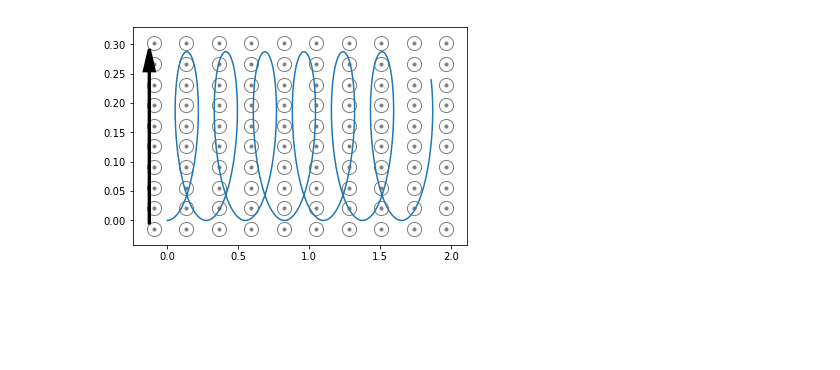
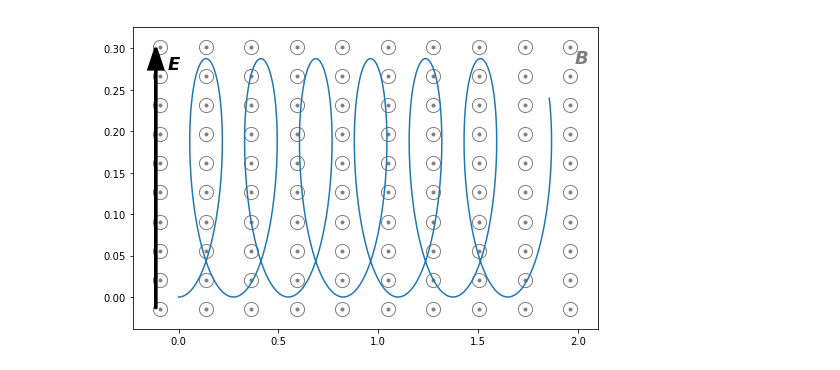
Before and after one commit to scipython/plasma-projects, a Jupyter notebook: ExB/ExB drift for constant crossed electric and magnetic fields.ipynb, the cells around one changed output. Drawn from its saved outputs; the diff is of its cells as text; code cells hidden in the pictures; blank space fills up the shorter version.

Commit message:
Minor improvements to appearance of the plots

```diff
--- a/ExB/ExB drift for constant crossed electric and magnetic fields.ipynb
+++ b/ExB/ExB drift for constant crossed electric and magnetic fields.ipynb
@@ -60,33 +62,38 @@ Omega = qom * Bz
 x = (vy0 - Ey/Bz) / Omega * np.sin(Omega * t) + Ey/Bz * t
 y = (vy0 - Ey/Bz) / Omega * (1 - np.cos(Omega * t))
 # %%
-def add_E_arrow(ax):
+def add_field_annotations(ax):
     """Indicate the electric field with a single arrow."""
 
     xmin, xmax = ax.get_xlim()
     ymin, ymax = ax.get_ylim()
     Dx, Dy = xmax - xmin, ymax - ymin
-    xpf, ypf = 0.05, 0.1
+    xpf, ypf = 0.05, 0.07
     axmin = xmin + xpf*Dx
     aymin, aymax = ymin + ypf*Dy, ymax - ypf*Dy
     adx, ady = 0, aymax-aymin
-    ax.arrow(axmin, aymin, adx, ady, head_width=Dx*0.03, head_length=Dy*0.1,
+    ax.arrow(axmin, aymin, adx, ady, head_width=Dx*0.03, head_length=Dy*0.07,
              length_includes_head=True, facecolor='k', lw=3)
+    # Add labels for the electric and magnetic fields.
+    ax.text(s='E',  x=axmin+xpf*Dx*0.5, y=aymax-ypf*Dy, fontsize=18, fontweight='bold',
+            fontstyle='italic')
+    ax.text(s='B',  x=xmax-0.05*Dx, y=aymax-0.05*Dy, fontsize=18, fontweight='bold',
+            fontstyle='italic', color='gray')
 # %%
-fig = plt.figure()
+width, height, DPI = 600, 400, 72
+fig = plt.figure(figsize=(width/DPI, height/DPI))
 ax = fig.add_subplot(111)
 ax.plot(x, y)
 
 xmin, xmax = ax.get_xlim()
 ymin, ymax = ax.get_ylim()
 cX, cY = np.linspace(xmin,xmax,10), np.linspace(ymin,ymax,10)
 cX, cY = np.meshgrid(cX, cY)
 # Draw markers representing the magnetic field coming out of the plane of the plot.
 ax.scatter(cX, cY, marker='o', edgecolors='gray', s=200, c='white')
 ax.scatter(cX, cY, marker='.', c='gray')
 # Add an arrow representing the electric field.
-add_E_arrow(ax)
-
+add_field_annotations(ax)
 plt.show()
 # %% [output]
-[figure, old version]
+[figure, new version]
```
Also changed, not shown: parts of 2 cells of this notebook, 1 other file.
